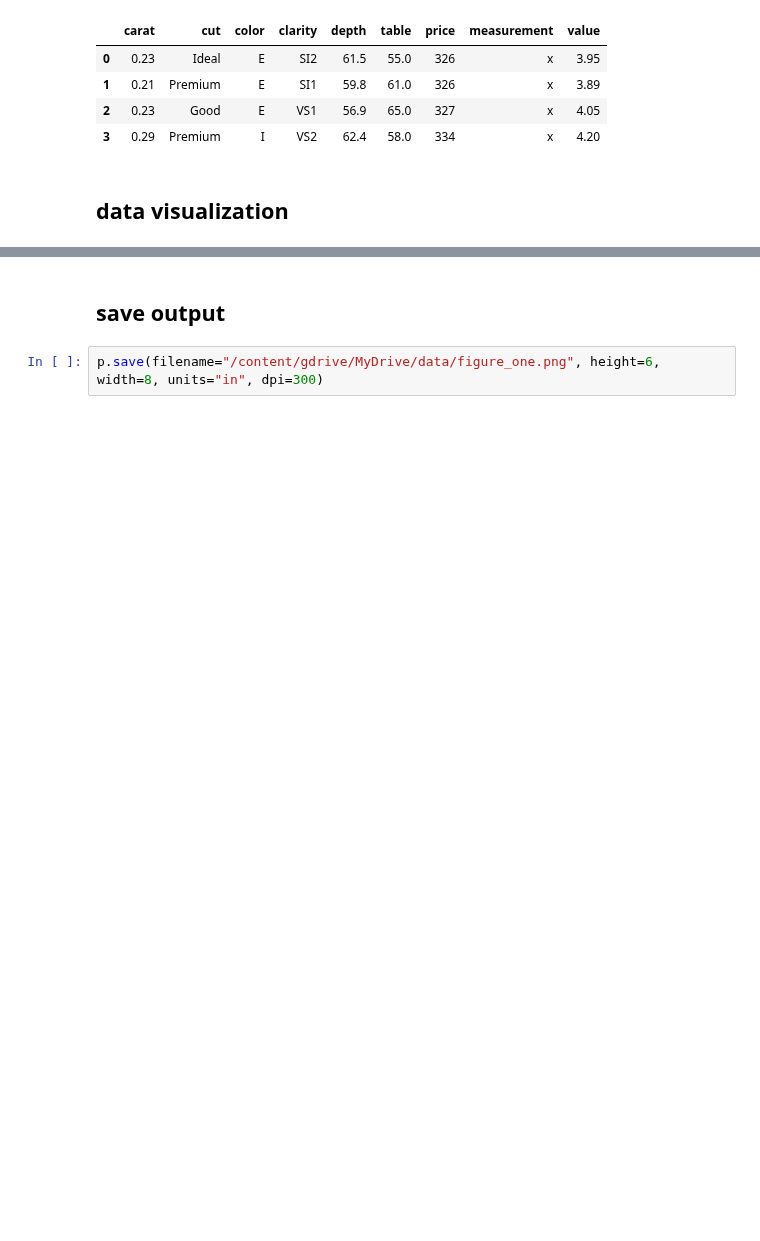
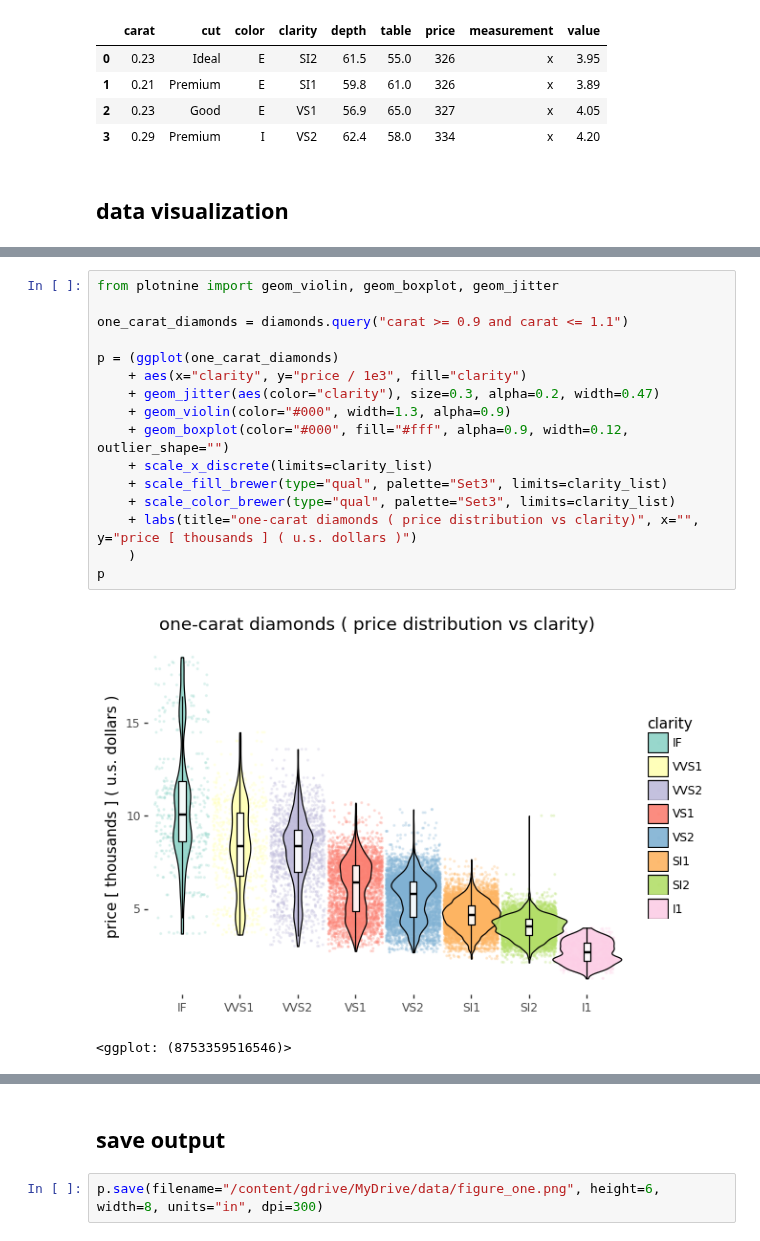
Before and after one commit to usefulmove/code, a Jupyter notebook: python/plotnine/exploratory_data_analysis.ipynb, the cells around one changed output, grey strips where cells are left out. Cells and saved outputs as stored; diff of their text form; blank space fills up the shorter version.

Commit message:
plotnine: general updates

```diff
--- a/python/plotnine/exploratory_data_analysis.ipynb
+++ b/python/plotnine/exploratory_data_analysis.ipynb
@@ -78,0 +146,19 @@ p
+# %%
+from plotnine import geom_violin, geom_boxplot, geom_jitter
+
+one_carat_diamonds = diamonds.query("carat >= 0.9 and carat <= 1.1")
+
+p = (ggplot(one_carat_diamonds)
+    + aes(x="clarity", y="price / 1e3", fill="clarity")
+    + geom_jitter(aes(color="clarity"), size=0.3, alpha=0.2, width=0.47)
+    + geom_violin(color="#000", width=1.3, alpha=0.9)
+    + geom_boxplot(color="#000", fill="#fff", alpha=0.9, width=0.12, outlier_shape="")
+    + scale_x_discrete(limits=clarity_list)
+    + scale_fill_brewer(type="qual", palette="Set3", limits=clarity_list)
+    + scale_color_brewer(type="qual", palette="Set3", limits=clarity_list)
+    + labs(title="one-carat diamonds ( price distribution vs clarity)", x="", y="price [ thousands ] ( u.s. dollars )")
+    )
+p
+# %% [output]
+[figure, added]
+<ggplot: (8753359516546)>
```
Also changed, not shown: parts of 14 cells of this notebook.
